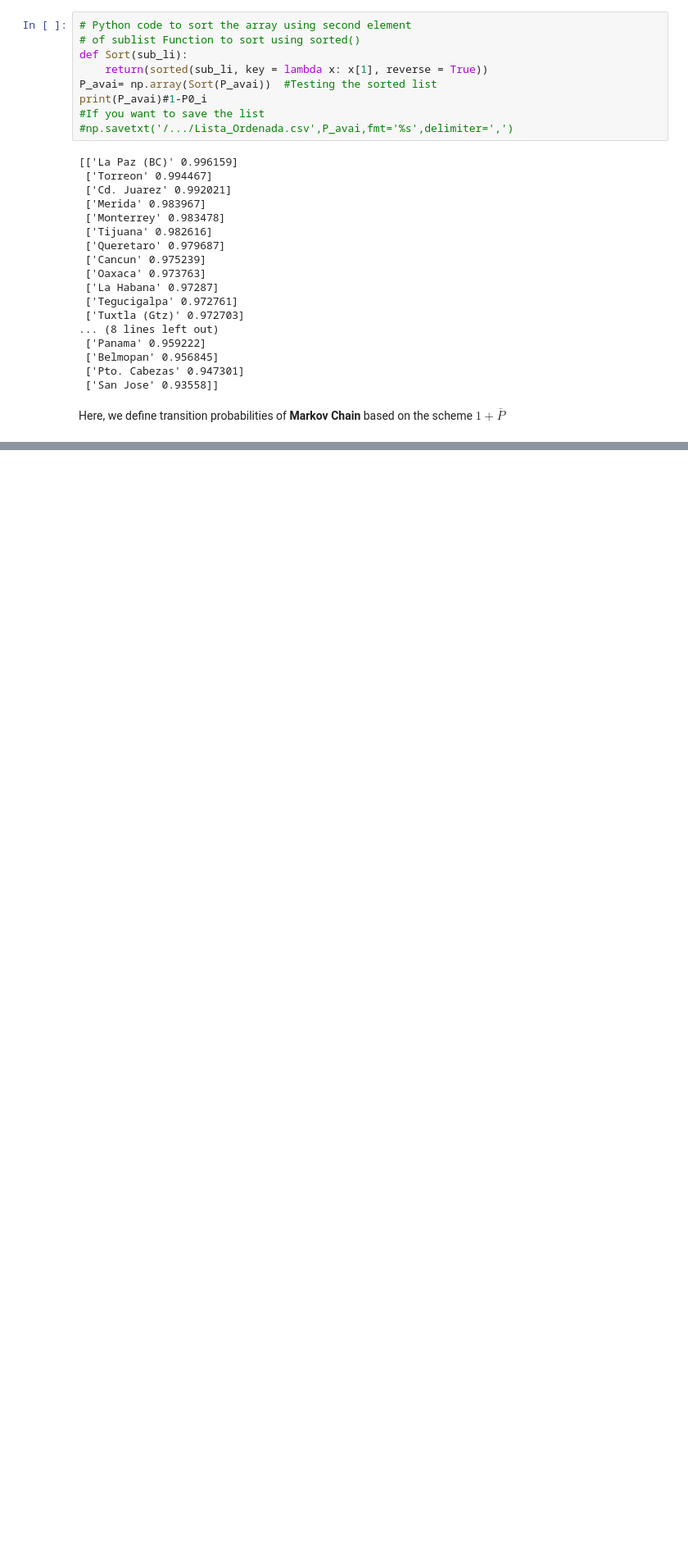
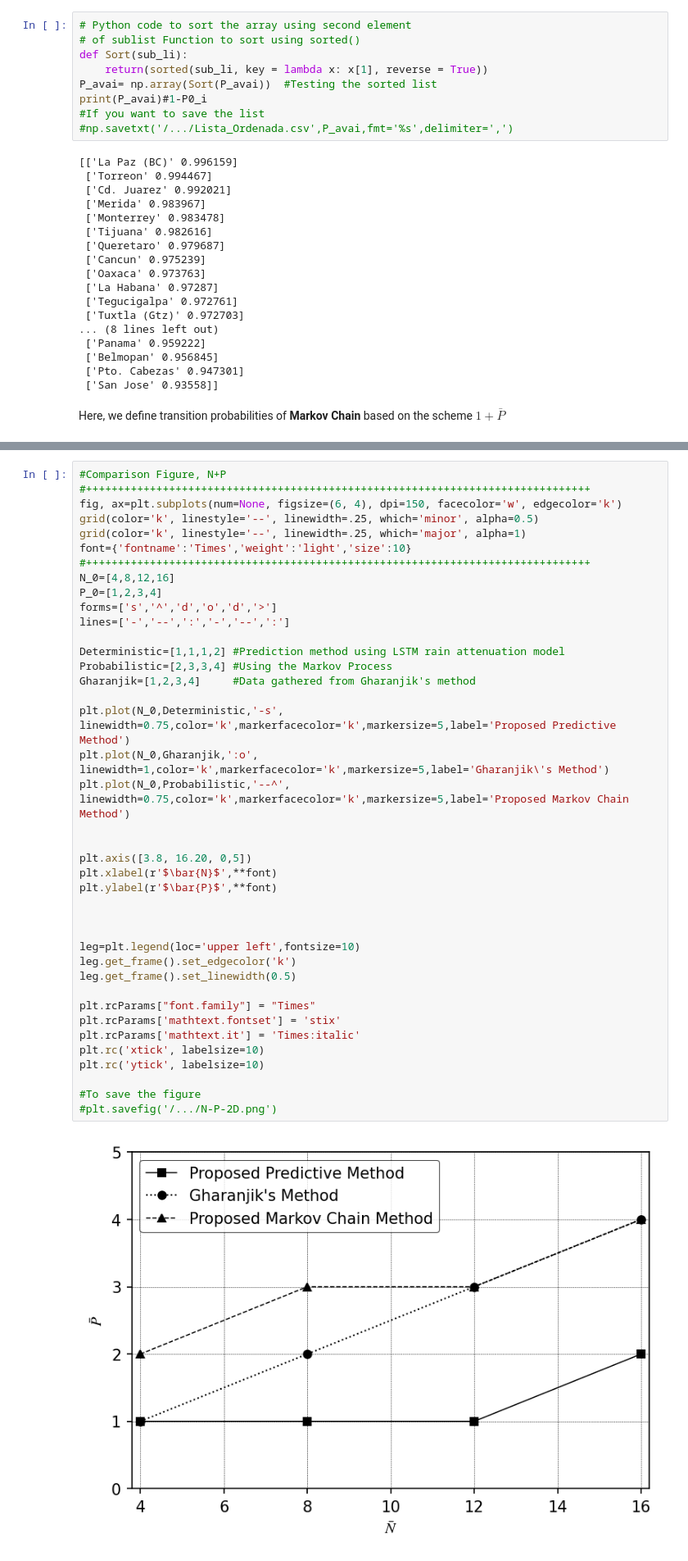
Before and after one commit to KunaCornejo/SmartGatewaySelection, a Jupyter notebook: MarkovProcess.ipynb, the cells around one changed output, grey strips where cells are left out. Shown: that part at 82% size. Drawn from its saved outputs; the diff is of its cells as text; blank space fills up the shorter version.

```diff
--- a/MarkovProcess.ipynb
+++ b/MarkovProcess.ipynb
@@ -76,0 +249,42 @@ Here, we define transition probabilities of **Markov Chain** based on the scheme
+# %%
+#Comparison Figure, N+P
+#+++++++++++++++++++++++++++++++++++++++++++++++++++++++++++++++++++++++++++++++
+fig, ax=plt.subplots(num=None, figsize=(6, 4), dpi=150, facecolor='w', edgecolor='k')
+grid(color='k', linestyle='--', linewidth=.25, which='minor', alpha=0.5)
+grid(color='k', linestyle='--', linewidth=.25, which='major', alpha=1)
+font={'fontname':'Times','weight':'light','size':10}
+#+++++++++++++++++++++++++++++++++++++++++++++++++++++++++++++++++++++++++++++++
+N_0=[4,8,12,16]
+P_0=[1,2,3,4]
+forms=['s','^','d','o','d','>']
+lines=['-','--',':','-','--',':']
+
+Deterministic=[1,1,1,2] #Prediction method using LSTM rain attenuation model
+Probabilistic=[2,3,3,4] #Using the Markov Process
+Gharanjik=[1,2,3,4]     #Data gathered from Gharanjik's method
+
+plt.plot(N_0,Deterministic,'-s', linewidth=0.75,color='k',markerfacecolor='k',markersize=5,label='Proposed Predictive Method')
+plt.plot(N_0,Gharanjik,':o', linewidth=1,color='k',markerfacecolor='k',markersize=5,label='Gharanjik\'s Method')
+plt.plot(N_0,Probabilistic,'--^', linewidth=0.75,color='k',markerfacecolor='k',markersize=5,label='Proposed Markov Chain Method')
+
+
+plt.axis([3.8, 16.20, 0,5])
+plt.xlabel(r'$\bar{N}$',**font)
+plt.ylabel(r'$\bar{P}$',**font)
+
+
+
+leg=plt.legend(loc='upper left',fontsize=10)
+leg.get_frame().set_edgecolor('k')
+leg.get_frame().set_linewidth(0.5)
+
+plt.rcParams["font.family"] = "Times"
+plt.rcParams['mathtext.fontset'] = 'stix'
+plt.rcParams['mathtext.it'] = 'Times:italic'
+plt.rc('xtick', labelsize=10)
+plt.rc('ytick', labelsize=10)
+
+#To save the figure
+#plt.savefig('/.../N-P-2D.png')
+# %% [output]
+[figure, added]
```
Also changed, not shown: parts of 5 cells of this notebook.
